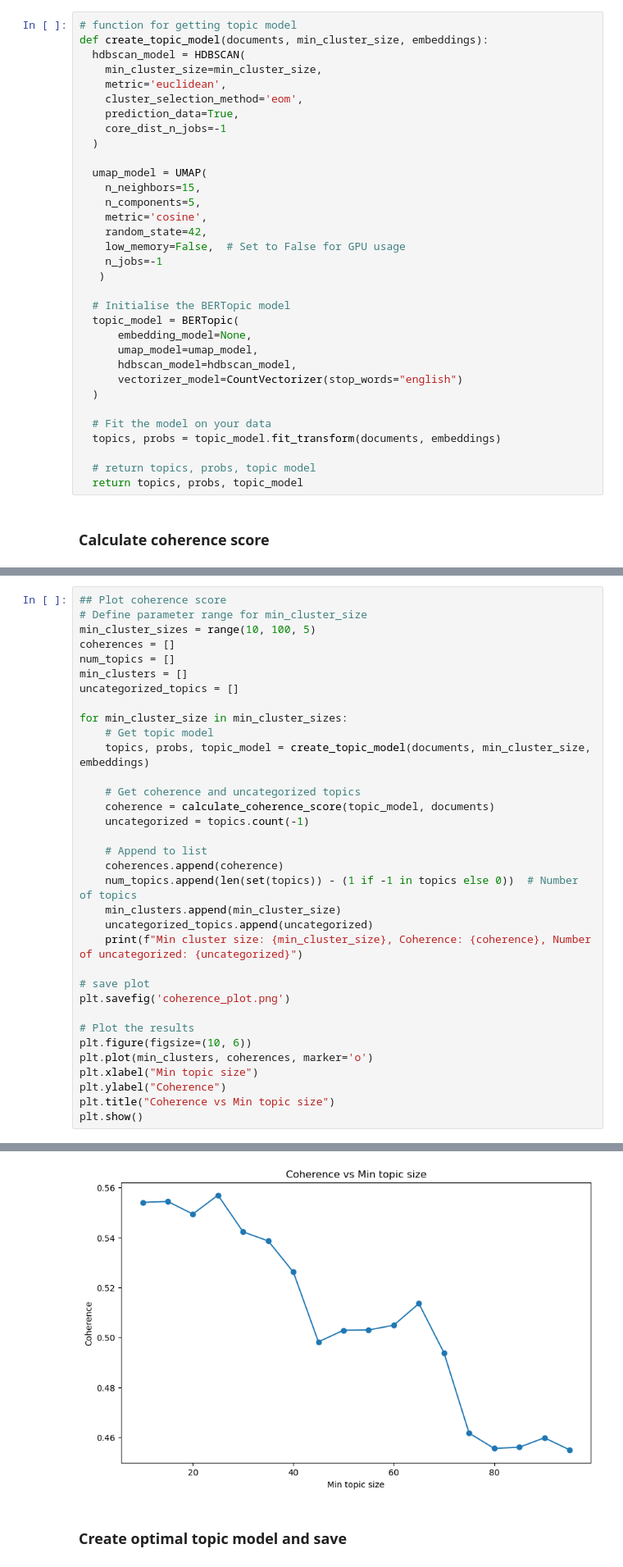
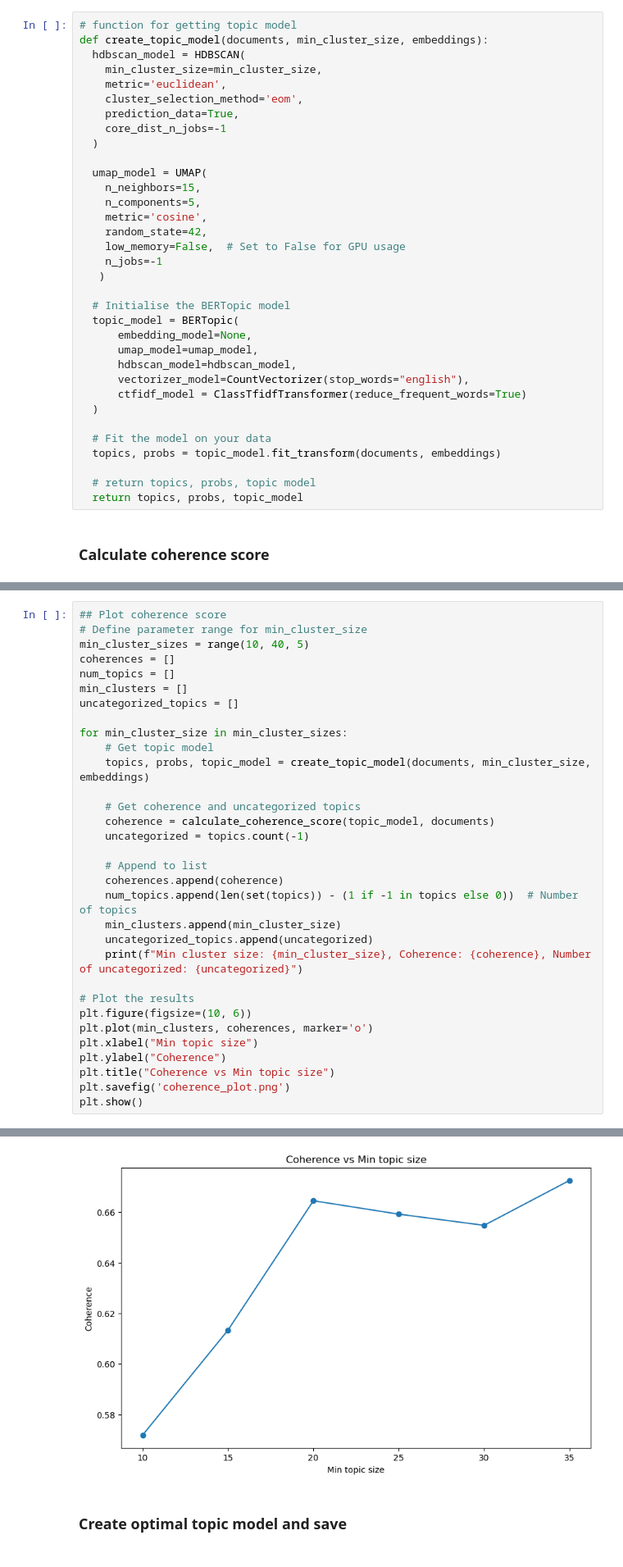
Before and after one commit to jlpoquiz/ailandscapeproject, a Jupyter notebook: Code/7_topic_modeling_pub.ipynb, the cells around one changed output, grey strips where cells are left out. Shown at 82% size. Cells and saved outputs as stored; diff of their text form.

```diff
--- a/Code/7_topic_modeling_pub.ipynb
+++ b/Code/7_topic_modeling_pub.ipynb
@@ -195,7 +194,8 @@ def create_topic_model(documents, min_cluster_size, embeddings):
       embedding_model=None,
       umap_model=umap_model,
       hdbscan_model=hdbscan_model,
-      vectorizer_model=CountVectorizer(stop_words="english")
+      vectorizer_model=CountVectorizer(stop_words="english"),
+      ctfidf_model = ClassTfidfTransformer(reduce_frequent_words=True)
   )
 
   # Fit the model on your data
@@ -256,7 +256,7 @@ def calculate_coherence_score(topic_model, docs):
 # %%
 ## Plot coherence score
 # Define parameter range for min_cluster_size
-min_cluster_sizes = range(10, 100, 5)
+min_cluster_sizes = range(10, 40, 5)
 coherences = []
 num_topics = []
 min_clusters = []
@@ -277,14 +277,12 @@ for min_cluster_size in min_cluster_sizes:
     uncategorized_topics.append(uncategorized)
     print(f"Min cluster size: {min_cluster_size}, Coherence: {coherence}, Number of uncategorized: {uncategorized}")
 
-# save plot
-plt.savefig('coherence_plot.png')
-
 # Plot the results
 plt.figure(figsize=(10, 6))
 plt.plot(min_clusters, coherences, marker='o')
 plt.xlabel("Min topic size")
 plt.ylabel("Coherence")
 plt.title("Coherence vs Min topic size")
+plt.savefig('coherence_plot.png')
 plt.show()
 # %% [output]
@@ -310,4 +295,4 @@ Min cluster size: 95, Coherence: 0.4549405732477089, Number of uncategorized: 12
-[figure, old version]
+[figure, new version]
 # %% [markdown]
 ### Create optimal topic model and save
 # %%
```
Also changed, not shown: parts of 13 cells of this notebook, 5 other files.
